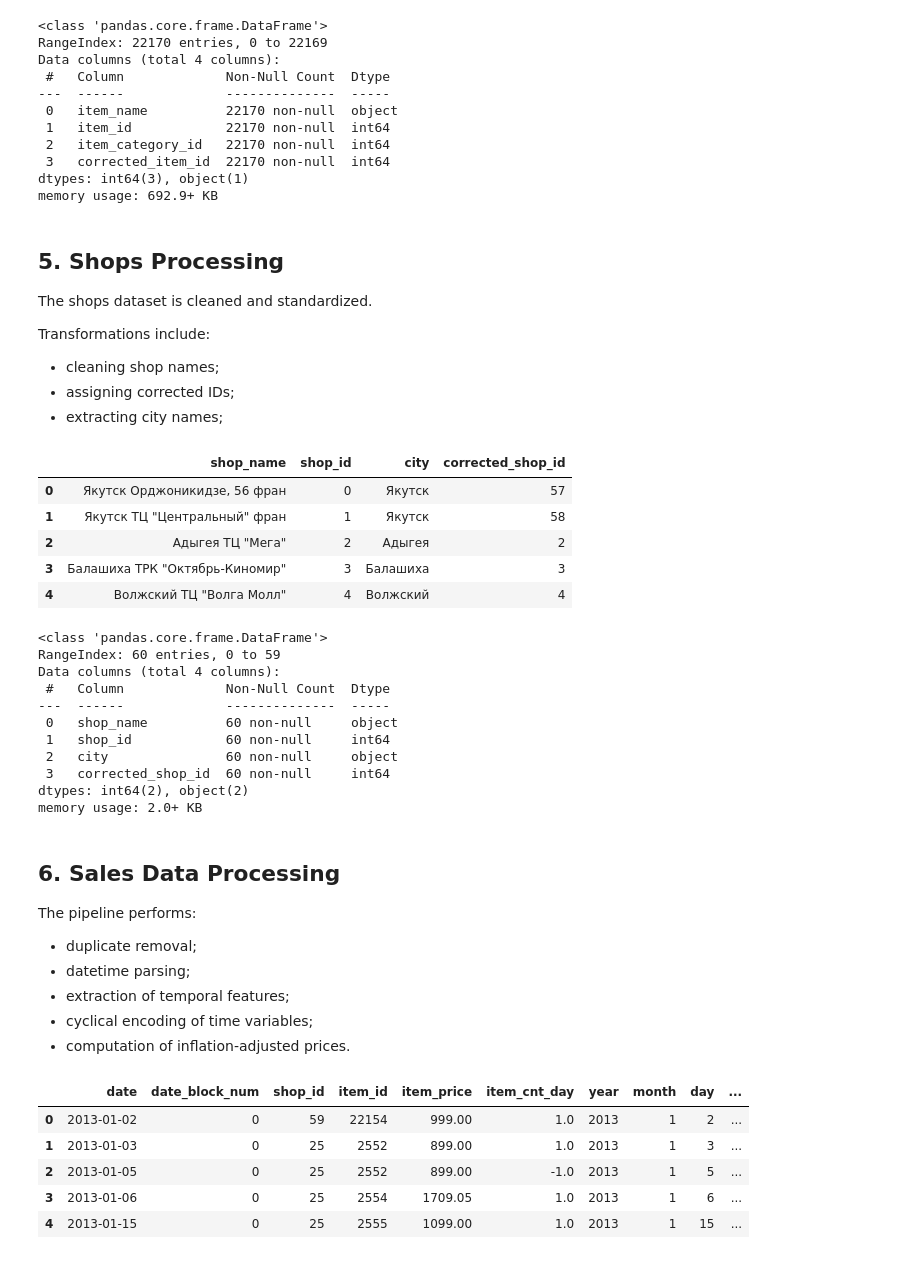
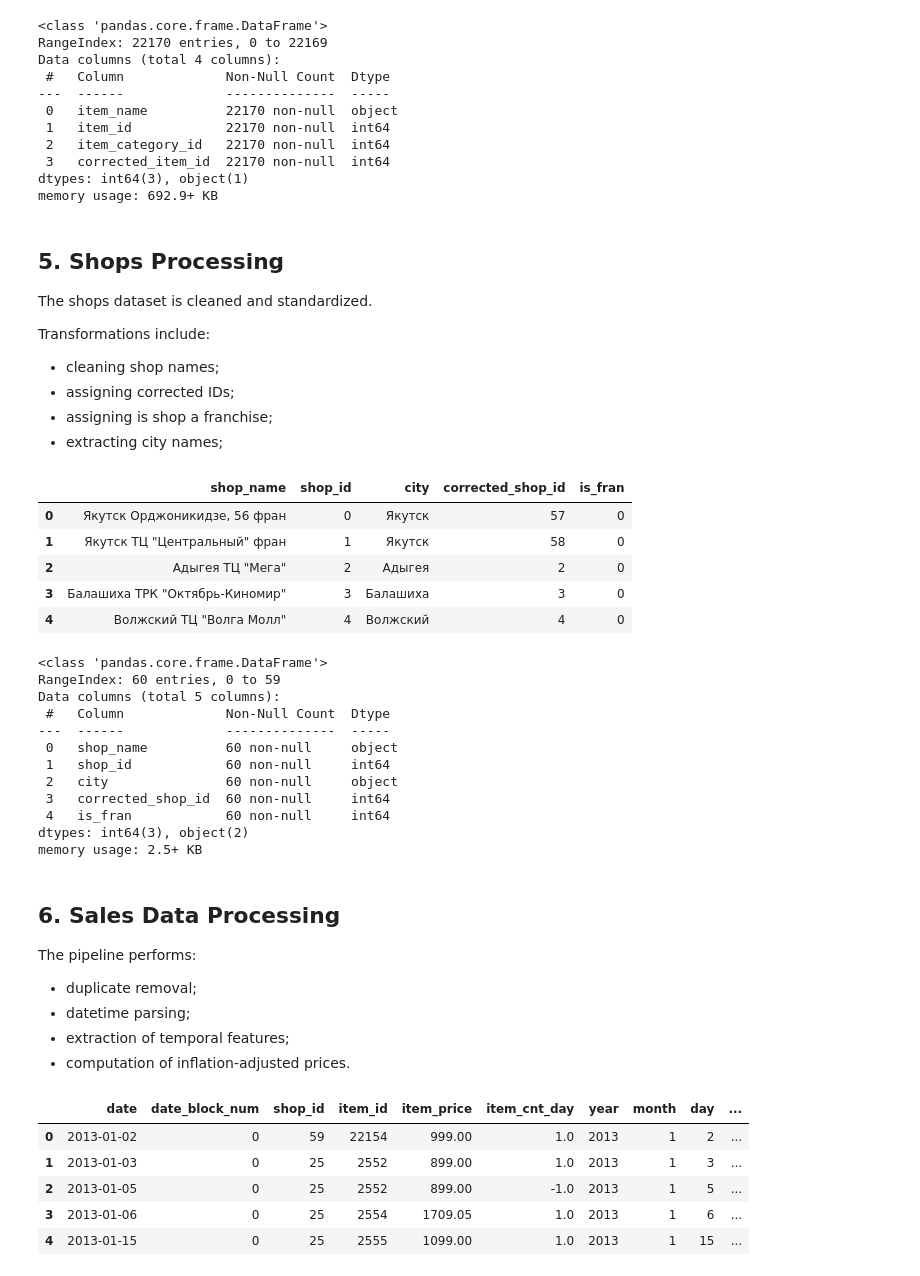
Before and after one commit to serega-maslo/Predict-Future-Sales, a Jupyter notebook: notebooks/etl_validation.ipynb, the cells around one changed output. Drawn from its saved outputs; the diff is of its cells as text; code cells hidden in the pictures.

```diff
--- a/notebooks/etl_validation.ipynb
+++ b/notebooks/etl_validation.ipynb
@@ -135,32 +127,34 @@ Transformations include:
 
 - cleaning shop names;
 - assigning corrected IDs;
+- assigning is shop a franchise;
 - extracting city names;
 # %%
-shops = shops_loader().load()
+shops = ShopsLoader(raw_data_path=raw_path, cache_path=processed_path).load()
 
 shops.head()
 # %% [output]
-|  | shop_name | shop_id | city | corrected_shop_id |
-| 0 | Якутск Орджоникидзе, 56 фран | 0 | Якутск | 57 |
-| 1 | Якутск ТЦ "Центральный" фран | 1 | Якутск | 58 |
-| 2 | Адыгея ТЦ "Мега" | 2 | Адыгея | 2 |
-| 3 | Балашиха ТРК "Октябрь-Киномир" | 3 | Балашиха | 3 |
-| 4 | Волжский ТЦ "Волга Молл" | 4 | Волжский | 4 |
+|  | shop_name | shop_id | city | corrected_shop_id | is_fran |
+| 0 | Якутск Орджоникидзе, 56 фран | 0 | Якутск | 57 | 0 |
+| 1 | Якутск ТЦ "Центральный" фран | 1 | Якутск | 58 | 0 |
+| 2 | Адыгея ТЦ "Мега" | 2 | Адыгея | 2 | 0 |
+| 3 | Балашиха ТРК "Октябрь-Киномир" | 3 | Балашиха | 3 | 0 |
+| 4 | Волжский ТЦ "Волга Молл" | 4 | Волжский | 4 | 0 |
 # %%
 shops.info()
 # %% [output]
 <class 'pandas.core.frame.DataFrame'>
 RangeIndex: 60 entries, 0 to 59
-Data columns (total 4 columns):
+Data columns (total 5 columns):
  #   Column             Non-Null Count  Dtype
 ---  ------             --------------  -----
  0   shop_name          60 non-null     object
  1   shop_id            60 non-null     int64
  2   city               60 non-null     object
  3   corrected_shop_id  60 non-null     int64
-dtypes: int64(2), object(2)
-memory usage: 2.0+ KB
+ 4   is_fran            60 non-null     int64
+dtypes: int64(3), object(2)
+memory usage: 2.5+ KB
 # %% [markdown]
 ## 6. Sales Data Processing
 
@@ -169,6 +163,5 @@ The pipeline performs:
 - duplicate removal;
 - datetime parsing;
 - extraction of temporal features;
-- cyclical encoding of time variables;
 - computation of inflation-adjusted prices.
 # %%
```
Also changed, not shown: parts of 10 cells of this notebook, 12 other files.
